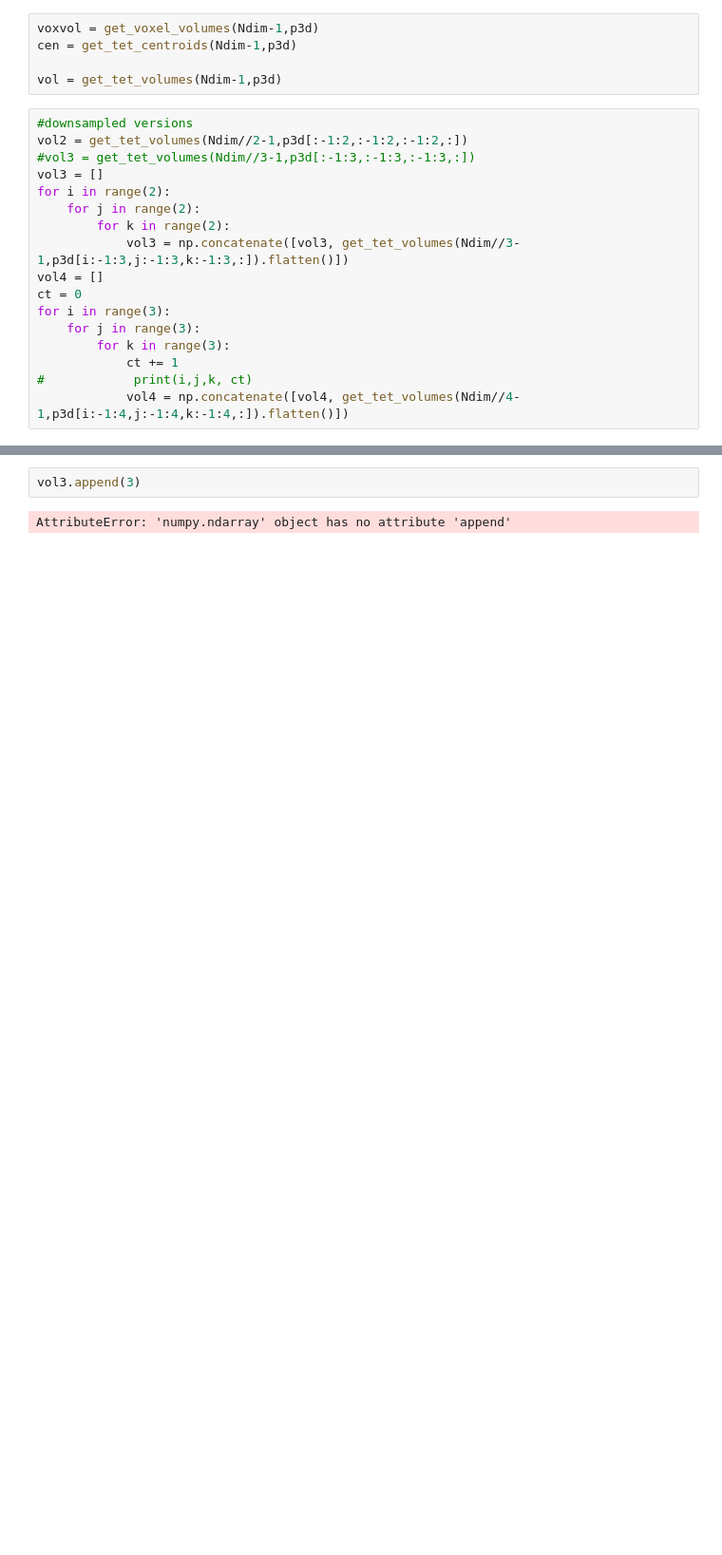
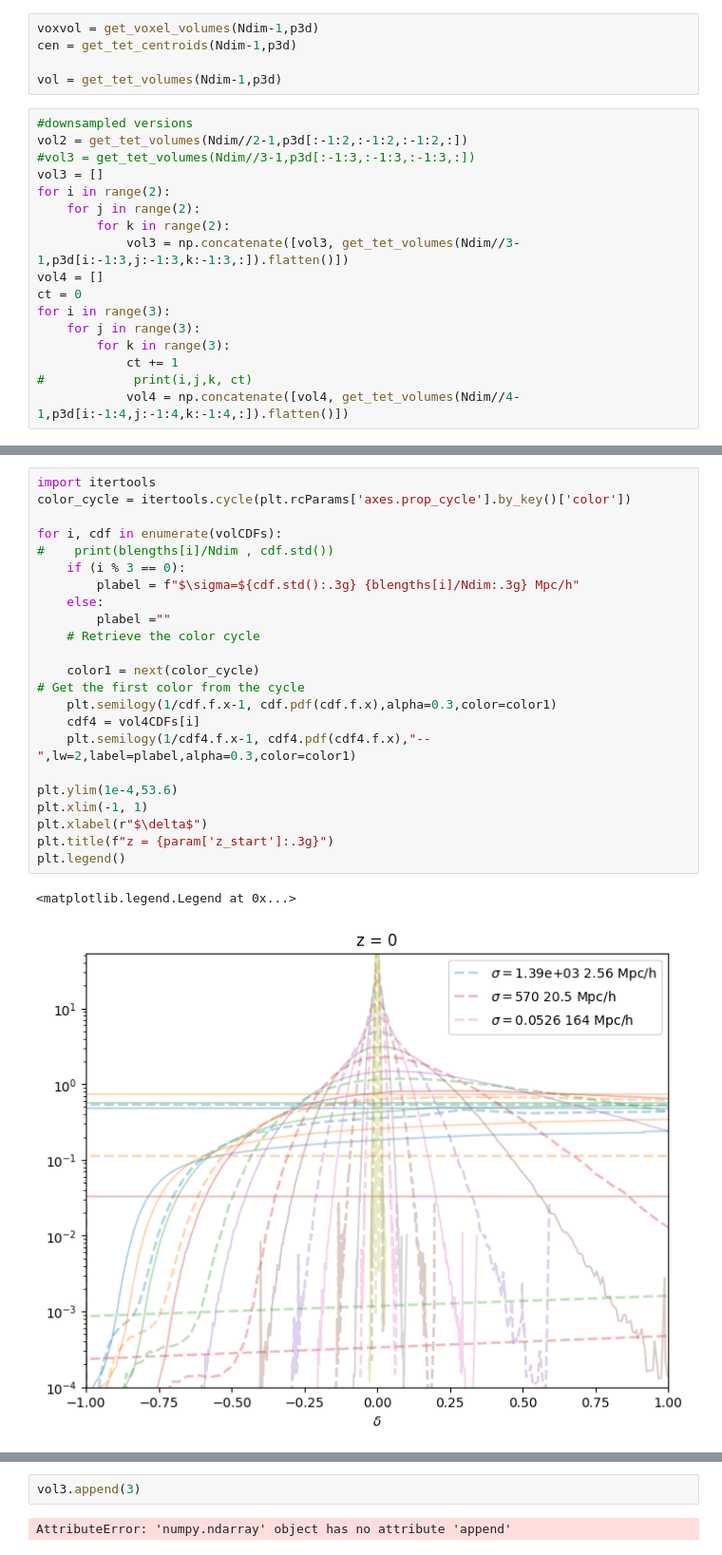
Before and after one commit to yipihey/LagrangianPhaseSpaceSheetEasy, a Jupyter notebook: Pysco_Interactive_Sheet.ipynb, the cells around one changed output, grey strips where cells are left out. Shown: that part at 95% size. Saved outputs shown, nothing was run; the diff lists cells and outputs as text; blank space fills up the shorter version.

```diff
--- a/Pysco_Interactive_Sheet.ipynb
+++ b/Pysco_Interactive_Sheet.ipynb
@@ -158,0 +403,26 @@ vol2.shape, vol3.shape, vol4.shape
+# %%
+import itertools
+color_cycle = itertools.cycle(plt.rcParams['axes.prop_cycle'].by_key()['color'])
+
+for i, cdf in enumerate(volCDFs):
+#    print(blengths[i]/Ndim , cdf.std())
+    if (i % 3 == 0):
+        plabel = f"$\sigma=${cdf.std():.3g} {blengths[i]/Ndim:.3g} Mpc/h"
+    else:
+        plabel =""
+    # Retrieve the color cycle
+
+    color1 = next(color_cycle)
+# Get the first color from the cycle
+    plt.semilogy(1/cdf.f.x-1, cdf.pdf(cdf.f.x),alpha=0.3,color=color1)
+    cdf4 = vol4CDFs[i]
+    plt.semilogy(1/cdf4.f.x-1, cdf4.pdf(cdf4.f.x),"--",lw=2,label=plabel,alpha=0.3,color=color1)
+
+plt.ylim(1e-4,53.6)
+plt.xlim(-1, 1)
+plt.xlabel(r"$\delta$")
+plt.title(f"z = {param['z_start']:.3g}")
+plt.legend()
+# %% [output]
+<matplotlib.legend.Legend at 0x...>
+[figure, added]
```
Also changed, not shown: parts of 20 cells of this notebook.
